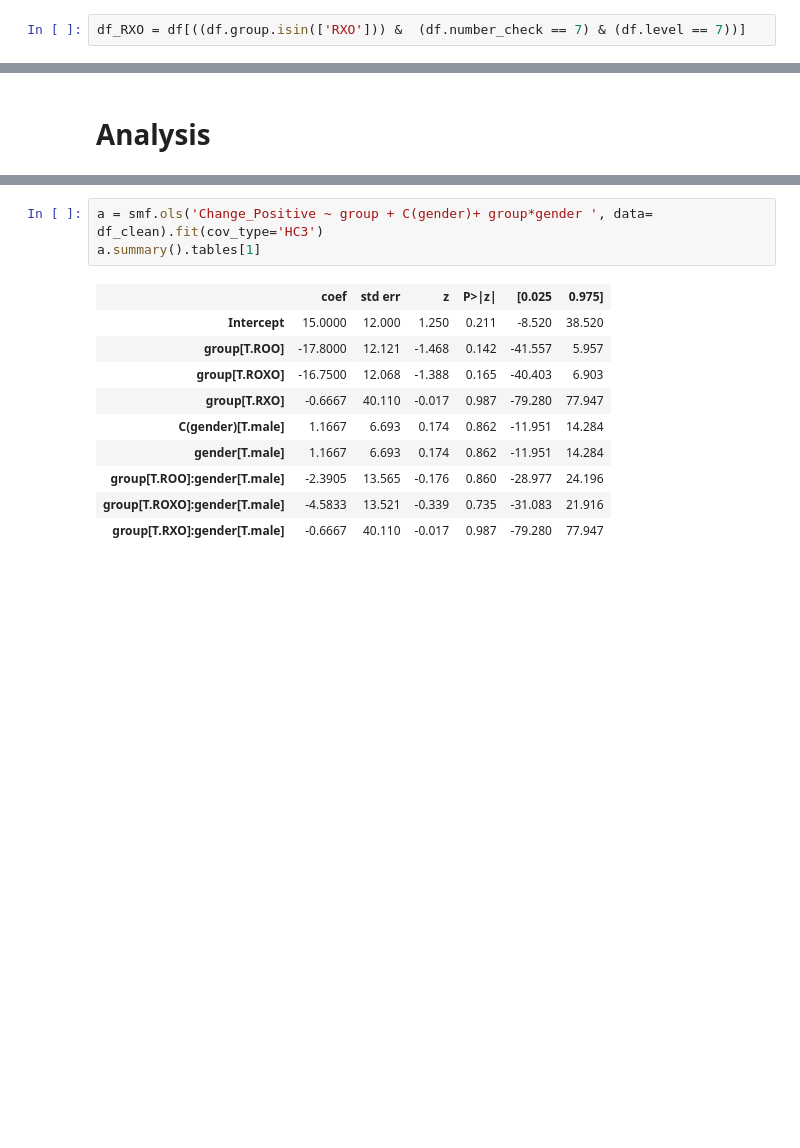
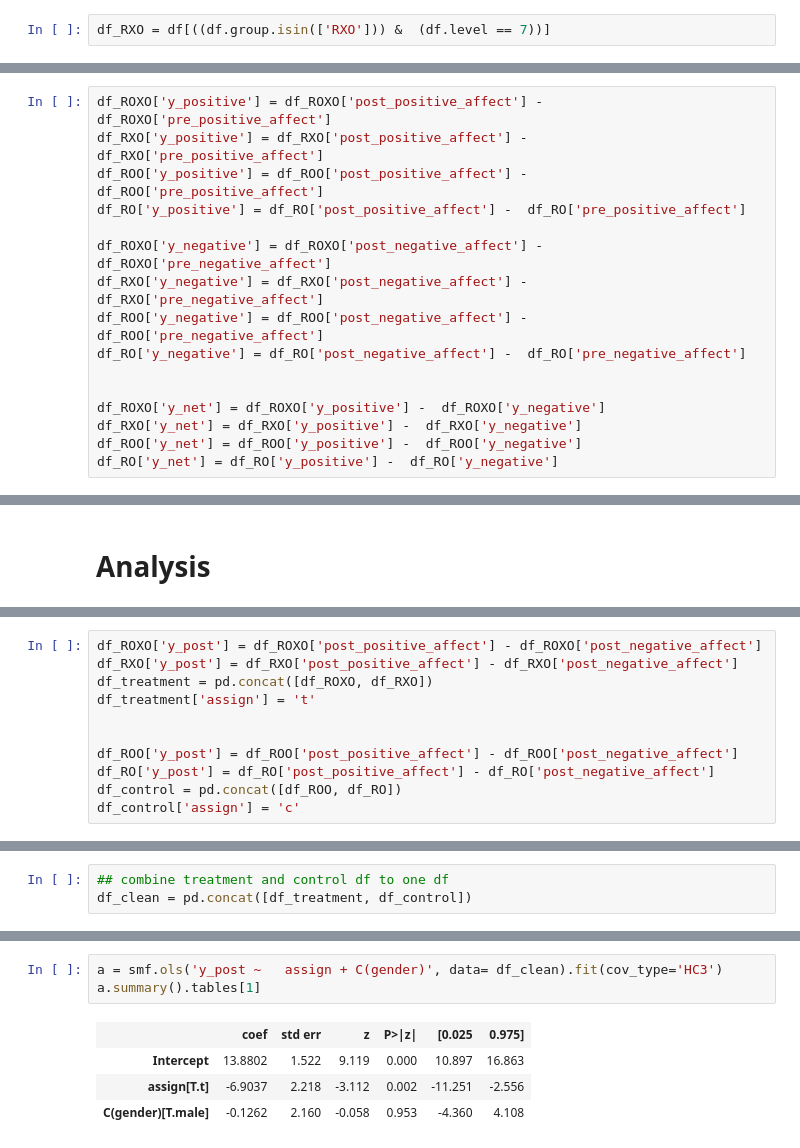
Before and after one commit to mevey/ExperimentsProject, a Jupyter notebook: Final_Data_Analysis/Analytics.ipynb, the cells around one changed output, grey strips where cells are left out. Saved outputs shown, nothing was run; the diff lists cells and outputs as text; blank space fills up the shorter version.

```diff
--- a/Final_Data_Analysis/Analytics.ipynb
+++ b/Final_Data_Analysis/Analytics.ipynb
@@ -78,5 +109,5 @@ df_ROXO = df[((df.group.isin(['ROXO'])) &  (df.number_check == 7) & (df.level ==
 # %%
-df_RXO = df[((df.group.isin(['RXO'])) &  (df.number_check == 7) & (df.level == 7))]
+df_RXO = df[((df.group.isin(['RXO'])) &  (df.level == 7))]
 # %% [markdown]
 ### 2.
 # %%
@@ -85,0 +119,16 @@ df_RO = df[((df.group.isin(['RO'])) & (df.level == 7) ) ]
+# %%
+df_ROXO['y_positive'] = df_ROXO['post_positive_affect'] -  df_ROXO['pre_positive_affect']
+df_RXO['y_positive'] = df_RXO['post_positive_affect'] -  df_RXO['pre_positive_affect']
+df_ROO['y_positive'] = df_ROO['post_positive_affect'] -  df_ROO['pre_positive_affect']
+df_RO['y_positive'] = df_RO['post_positive_affect'] -  df_RO['pre_positive_affect']
+
+df_ROXO['y_negative'] = df_ROXO['post_negative_affect'] -  df_ROXO['pre_negative_affect']
+df_RXO['y_negative'] = df_RXO['post_negative_affect'] -  df_RXO['pre_negative_affect']
+df_ROO['y_negative'] = df_ROO['post_negative_affect'] -  df_ROO['pre_negative_affect']
+df_RO['y_negative'] = df_RO['post_negative_affect'] -  df_RO['pre_negative_affect']
+
+
+df_ROXO['y_net'] = df_ROXO['y_positive'] -  df_ROXO['y_negative']
+df_RXO['y_net'] = df_RXO['y_positive'] -  df_RXO['y_negative']
+df_ROO['y_net'] = df_ROO['y_positive'] -  df_ROO['y_negative']
+df_RO['y_net'] = df_RO['y_positive'] -  df_RO['y_negative']
@@ -121,0 +243,11 @@ df_clean.head()
+# %%
+df_ROXO['y_post'] = df_ROXO['post_positive_affect'] - df_ROXO['post_negative_affect']
+df_RXO['y_post'] = df_RXO['post_positive_affect'] - df_RXO['post_negative_affect']
+df_treatment = pd.concat([df_ROXO, df_RXO])
+df_treatment['assign'] = 't'
+
+
+df_ROO['y_post'] = df_ROO['post_positive_affect'] - df_ROO['post_negative_affect']
+df_RO['y_post'] = df_RO['post_positive_affect'] - df_RO['post_negative_affect']
+df_control = pd.concat([df_ROO, df_RO])
+df_control['assign'] = 'c'
@@ -121,0 +274,3 @@ df_clean.head()
+# %%
+## combine treatment and control df to one df
+df_clean = pd.concat([df_treatment, df_control])
@@ -122,14 +284,8 @@ df_clean.head()
 # %%
-a = smf.ols('Change_Positive ~ group + C(gender)+ group*gender ', data= df_clean).fit(cov_type='HC3')
+a = smf.ols('y_post ~   assign + C(gender)', data= df_clean).fit(cov_type='HC3')
 a.summary().tables[1]
 # %% [output]
 |  | coef | std err | z | P>|z| | [0.025 | 0.975] |
-| Intercept | 15.0000 | 12.000 | 1.250 | 0.211 | -8.520 | 38.520 |
-| group[T.ROO] | -17.8000 | 12.121 | -1.468 | 0.142 | -41.557 | 5.957 |
-| group[T.ROXO] | -16.7500 | 12.068 | -1.388 | 0.165 | -40.403 | 6.903 |
-| group[T.RXO] | -0.6667 | 40.110 | -0.017 | 0.987 | -79.280 | 77.947 |
-| C(gender)[T.male] | 1.1667 | 6.693 | 0.174 | 0.862 | -11.951 | 14.284 |
-| gender[T.male] | 1.1667 | 6.693 | 0.174 | 0.862 | -11.951 | 14.284 |
-| group[T.ROO]:gender[T.male] | -2.3905 | 13.565 | -0.176 | 0.860 | -28.977 | 24.196 |
-| group[T.ROXO]:gender[T.male] | -4.5833 | 13.521 | -0.339 | 0.735 | -31.083 | 21.916 |
-| group[T.RXO]:gender[T.male] | -0.6667 | 40.110 | -0.017 | 0.987 | -79.280 | 77.947 |
+| Intercept | 13.8802 | 1.522 | 9.119 | 0.000 | 10.897 | 16.863 |
+| assign[T.t] | -6.9037 | 2.218 | -3.112 | 0.002 | -11.251 | -2.556 |
+| C(gender)[T.male] | -0.1262 | 2.160 | -0.058 | 0.953 | -4.360 | 4.108 |
```
Also changed, not shown: parts of 39 cells of this notebook.
